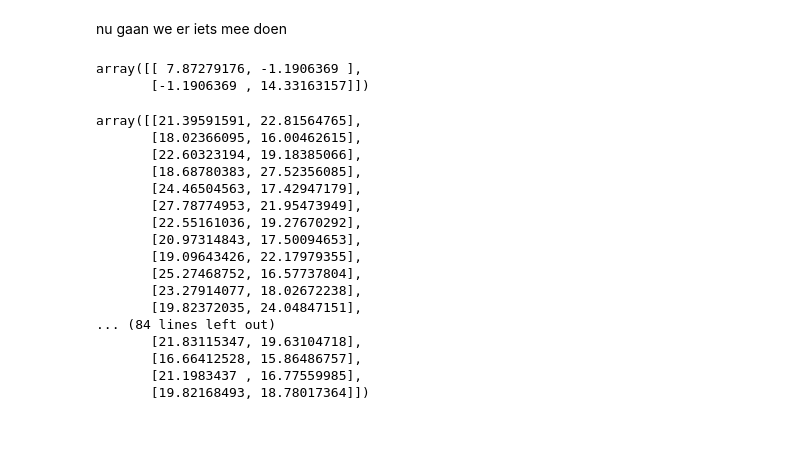
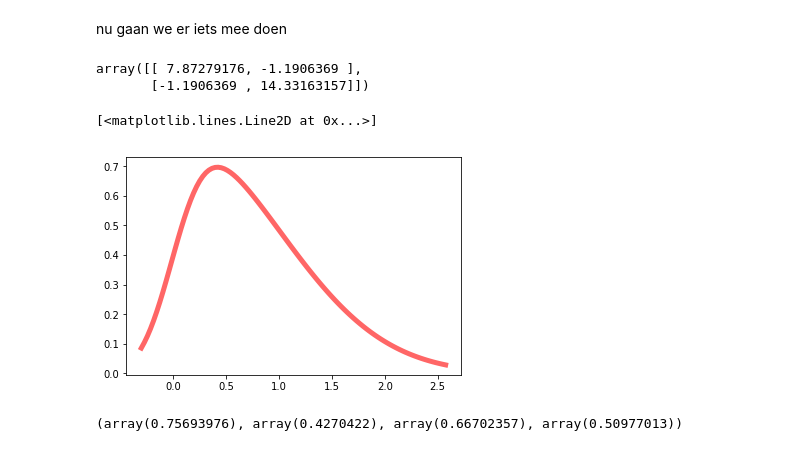
Before and after one commit to timellemeet/multivariate, a Jupyter notebook: simulation.ipynb, the cells around one changed output. Saved outputs shown, nothing was run; the diff lists cells and outputs as text; code cells hidden in the pictures.

```diff
--- a/simulation.ipynb
+++ b/simulation.ipynb
@@ -22,24 +22,25 @@ sigma_cov = np.random.uniform(-cov_max, cov_max)
 sigma = np.array([[sigma_size_top, sigma_cov],[sigma_cov, sigma_size_bot]])
 
 display(sigma)
-np.random.multivariate_normal(mu, sigma, 100)
 # %% [output]
 array([[ 7.87279176, -1.1906369 ],
        [-1.1906369 , 14.33163157]])
-array([[21.39591591, 22.81564765],
-       [18.02366095, 16.00462615],
-       [22.60323194, 19.18385066],
-       [18.68780383, 27.52356085],
-       [24.46504563, 17.42947179],
-       [27.78774953, 21.95473949],
-       [22.55161036, 19.27670292],
-       [20.97314843, 17.50094653],
-       [19.09643426, 22.17979355],
-       [25.27468752, 16.57737804],
-       [23.27914077, 18.02672238],
-       [19.82372035, 24.04847151],
-... (84 lines left out)
-       [21.83115347, 19.63104718],
-       [16.66412528, 15.86486757],
-       [21.1983437 , 16.77559985],
-       [19.82168493, 18.78017364]])
+# %%
+from scipy.stats import skewnorm
+import matplotlib.pyplot as plt
+fig, ax = plt.subplots(1, 1)
+
+a = 4
+mean, var, skew, kurt = skewnorm.stats(a, moments='mvsk')
+
+x = np.linspace(skewnorm.ppf(0.01, a),
+                skewnorm.ppf(0.99, a), 100)
+ax.plot(x, skewnorm.pdf(x, a),
+       'r-', lw=5, alpha=0.6, label='skewnorm pdf')
+# %% [output]
+[<matplotlib.lines.Line2D at 0x...>]
+[figure, added]
+# %%
+skewnorm.stats(3, moments='mvsk')
+# %% [output]
+(array(0.75693976), array(0.4270422), array(0.66702357), array(0.50977013))
```
Also changed, not shown: parts of 4 cells of this notebook.
